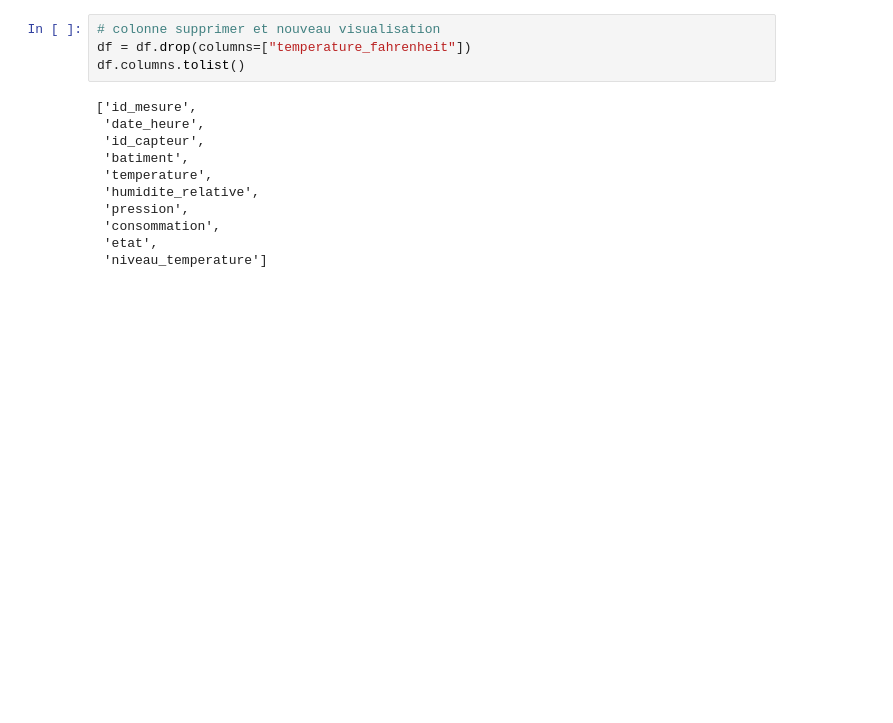
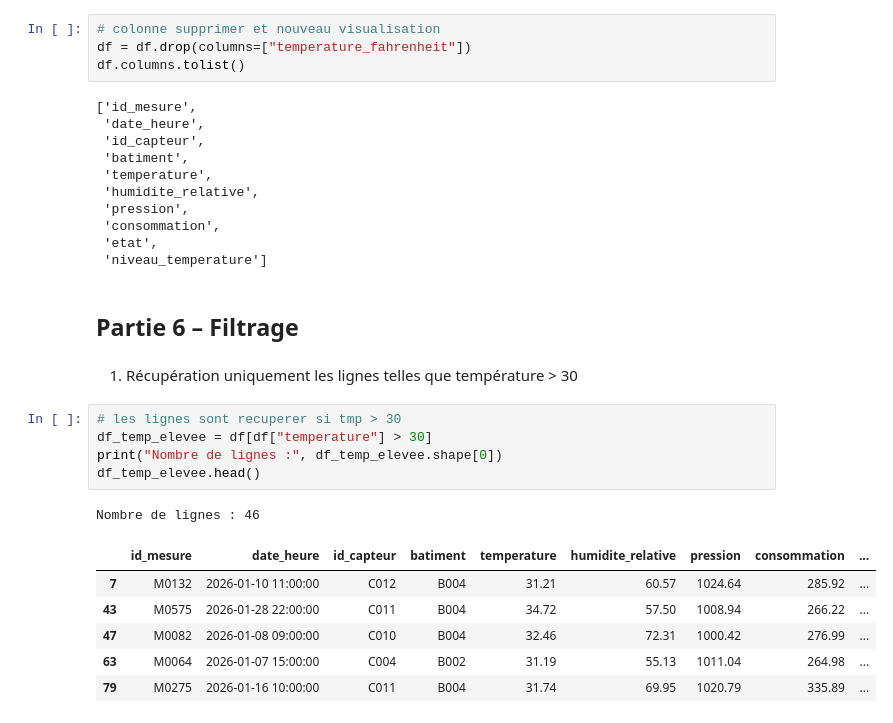
Before and after one commit to Abdoulaye-Diouf/atelier_pandas_iot, a Jupyter notebook: notebooks/atelier_pandas_iot.ipynb, the cells around one changed output. Cells and saved outputs as stored; diff of their text form; blank space fills up the shorter version.

Commit message:
Partie 6 : filtrage des données selon la température et l'humidité

```diff
--- a/notebooks/atelier_pandas_iot.ipynb
+++ b/notebooks/atelier_pandas_iot.ipynb
@@ -369,3 +369,20 @@ df.columns.tolist()
  'consommation',
  'etat',
  'niveau_temperature']
+# %% [markdown]
+## Partie 6 – Filtrage
+# %% [markdown]
+1) Récupération uniquement les lignes telles que température > 30
+# %%
+# les lignes sont recuperer si tmp > 30
+df_temp_elevee = df[df["temperature"] > 30]
+print("Nombre de lignes :", df_temp_elevee.shape[0])
+df_temp_elevee.head()
+# %% [output]
+Nombre de lignes : 46
+|  | id_mesure | date_heure | id_capteur | batiment | temperature | humidite_relative | pression | consommation | ... |
+| 7 | M0132 | 2026-01-10 11:00:00 | C012 | B004 | 31.21 | 60.57 | 1024.64 | 285.92 | ... |
+| 43 | M0575 | 2026-01-28 22:00:00 | C011 | B004 | 34.72 | 57.50 | 1008.94 | 266.22 | ... |
+| 47 | M0082 | 2026-01-08 09:00:00 | C010 | B004 | 32.46 | 72.31 | 1000.42 | 276.99 | ... |
+| 63 | M0064 | 2026-01-07 15:00:00 | C004 | B002 | 31.19 | 55.13 | 1011.04 | 264.98 | ... |
+| 79 | M0275 | 2026-01-16 10:00:00 | C011 | B004 | 31.74 | 69.95 | 1020.79 | 335.89 | ... |
```
Also changed, not shown: parts of 2 cells of this notebook.
